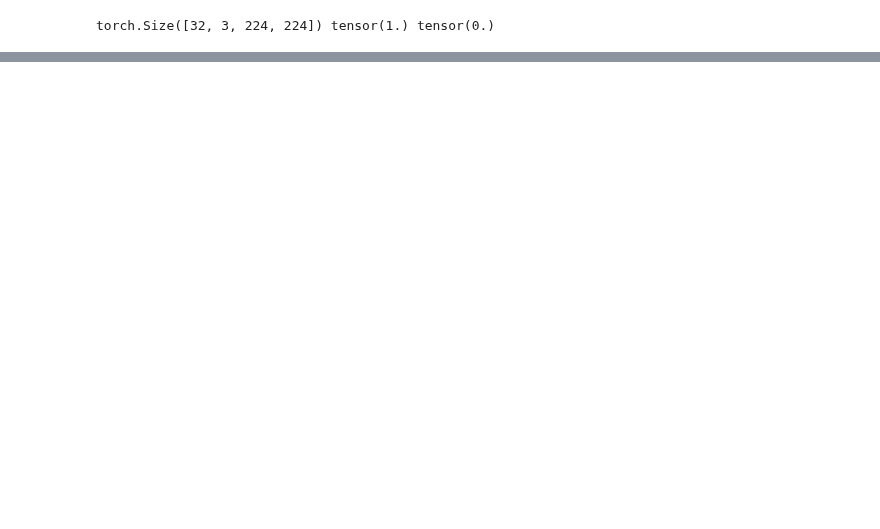
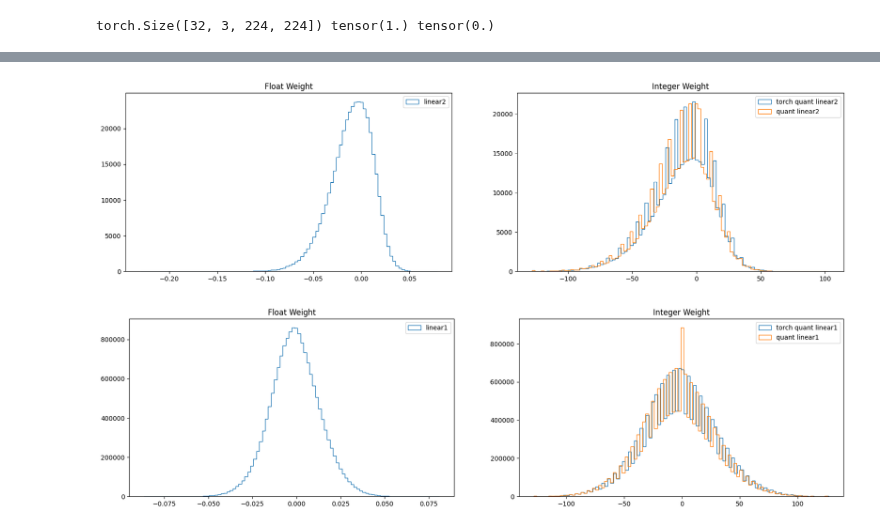
Before and after one commit to yunguks/Int_infer, a Jupyter notebook: weight_test.ipynb, the cells around one changed output, grey strips where cells are left out. Drawn from its saved outputs; the diff is of its cells as text; code cells hidden in the pictures; blank space fills up the shorter version.

```diff
--- a/weight_test.ipynb
+++ b/weight_test.ipynb
@@ -652,11 +781,22 @@ plt.show()
 # %%
-plt.figure(figsize=(10,5))
 max_val = 0
 min_val = -10000
-for i in range(len(linear_weights),0,-1):
+# print(len(torch_static_conv[i]))
+for i in range(len(linear_weights)-1,0,-1):
+    plt.figure(figsize=(20,5))
+    plt.subplot(1,2,1)
     plt.hist(linear_weights[i], bins=100, histtype='step', label=f"linear{i}")
-    max_val = max(max_val, linear_weights[i].max())
-    min_val = min(min_val, linear_weights[i].min())
-    break
-plt.legend()
-plt.show()
+    plt.legend()
+    plt.title("Float Weight")
+
+    plt.subplot(1,2,2)
+    plt.hist(torch_static_linear[i], bins=100, histtype='step', label=f"torch quant linear{i}")
+    plt.hist(static_linear[i], bins=100, histtype='step', label=f"quant linear{i}")
+    max_val = max(max_val, max(linear_weights[i]))
+    min_val = min(min_val, min(linear_weights[i]))
+    plt.title("Integer Weight")
+    plt.legend()
+    plt.show()
+# %% [output]
+[figure, added]
+[figure, added]
```
Also changed, not shown: parts of 33 cells of this notebook, 3 other files.
